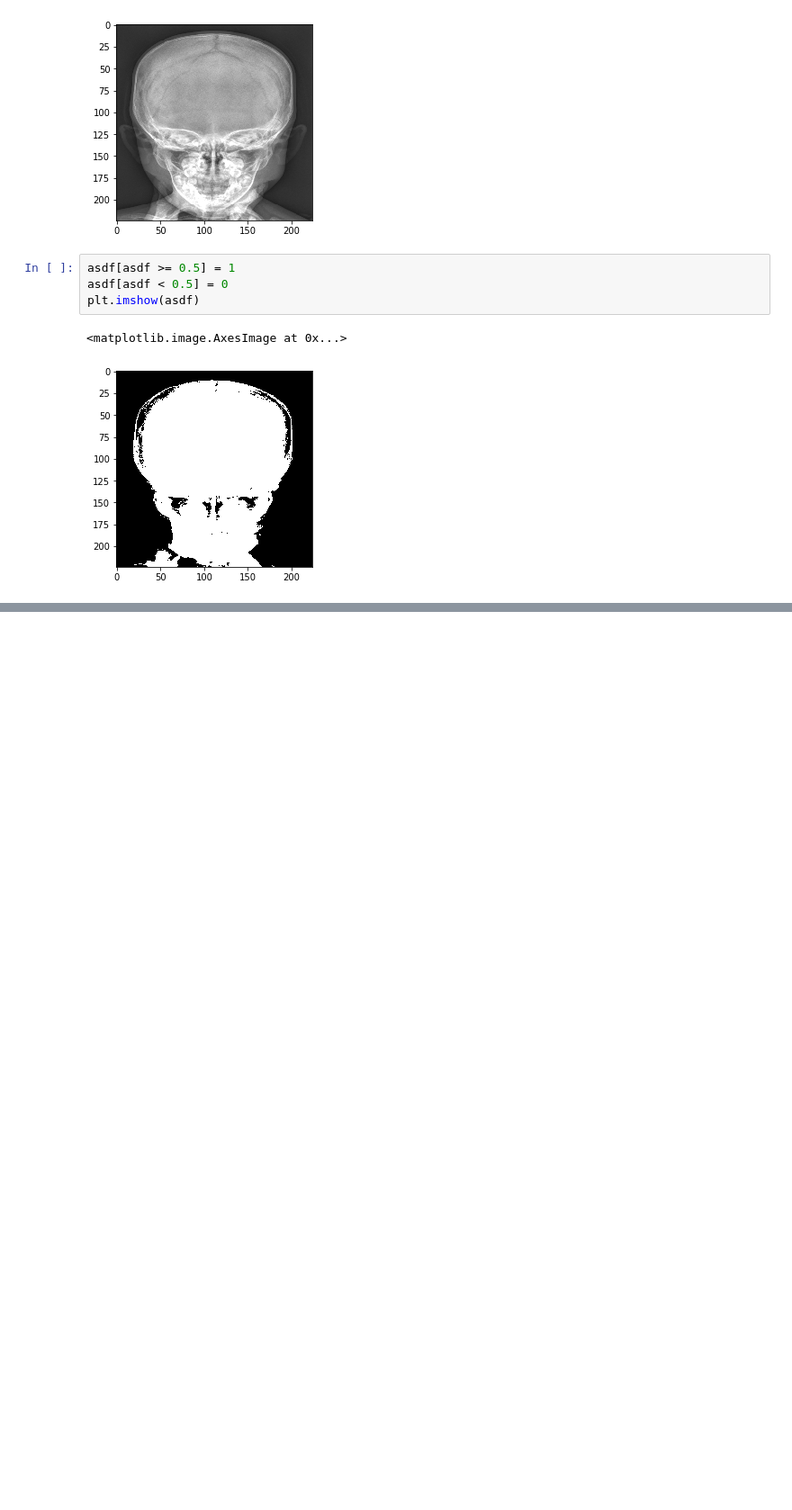
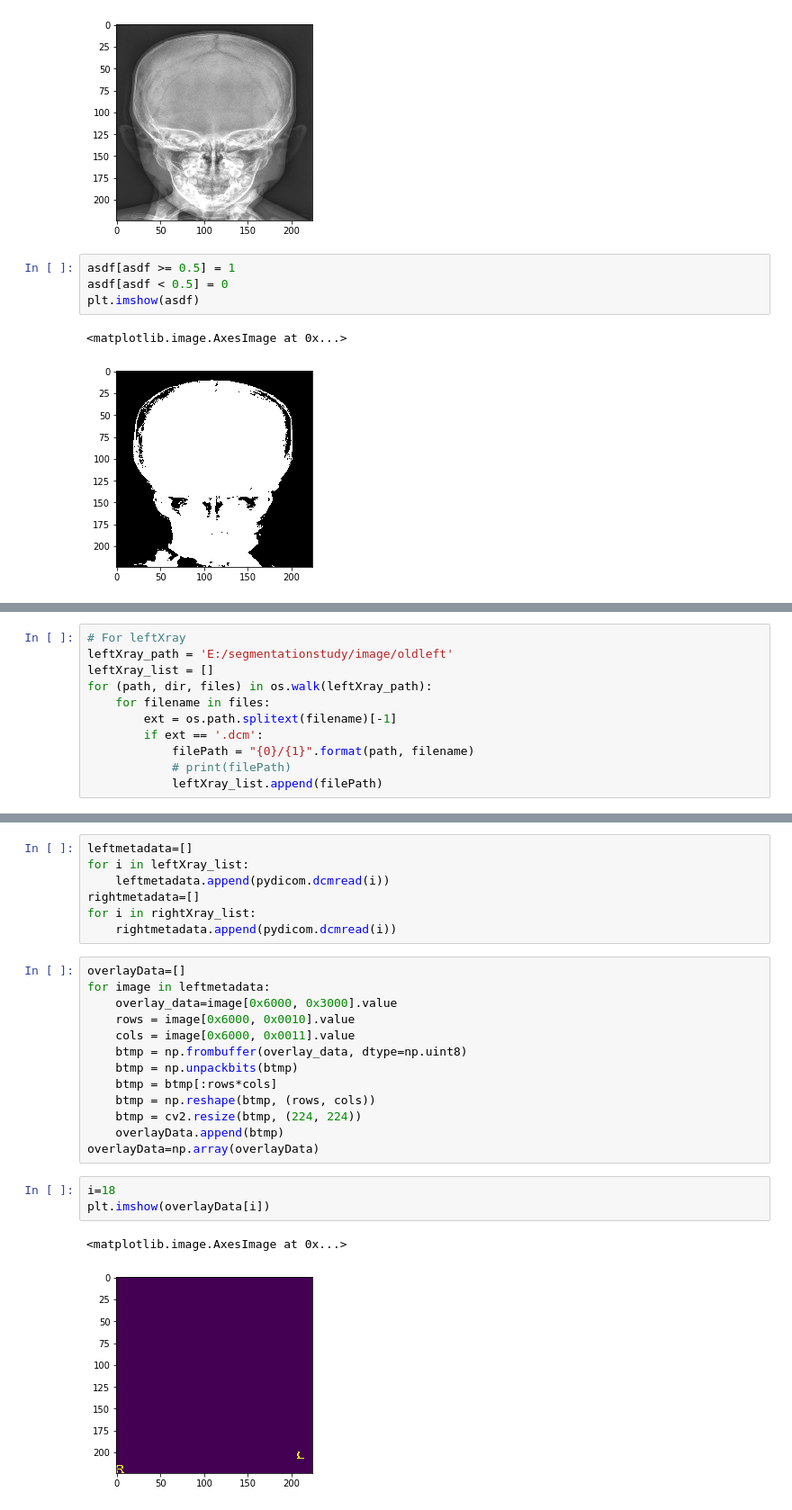
Before and after one commit to hihipch/One_Commit_per_Day, a Jupyter notebook: SkullFracture/SkullOrientationResNet.ipynb, the cells around one changed output, grey strips where cells are left out. Shown at 90% size. Saved outputs shown, nothing was run; the diff lists cells and outputs as text; blank space fills up the shorter version.

```diff
--- a/SkullFracture/SkullOrientationResNet.ipynb
+++ b/SkullFracture/SkullOrientationResNet.ipynb
@@ -427,0 +431,11 @@ plt.imshow(asdf)
+# %%
+# For leftXray
+leftXray_path = 'E:/segmentationstudy/image/oldleft'
+leftXray_list = []
+for (path, dir, files) in os.walk(leftXray_path):
+    for filename in files:
+        ext = os.path.splitext(filename)[-1]
+        if ext == '.dcm':
+            filePath = "{0}/{1}".format(path, filename)
+            # print(filePath)
+            leftXray_list.append(filePath)
@@ -427,0 +453,26 @@ plt.imshow(asdf)
+# %%
+leftmetadata=[]
+for i in leftXray_list:
+    leftmetadata.append(pydicom.dcmread(i))
+rightmetadata=[]
+for i in rightXray_list:
+    rightmetadata.append(pydicom.dcmread(i))
+# %%
+overlayData=[]
+for image in leftmetadata:
+    overlay_data=image[0x6000, 0x3000].value
+    rows = image[0x6000, 0x0010].value
+    cols = image[0x6000, 0x0011].value
+    btmp = np.frombuffer(overlay_data, dtype=np.uint8)
+    btmp = np.unpackbits(btmp)
+    btmp = btmp[:rows*cols]
+    btmp = np.reshape(btmp, (rows, cols))
+    btmp = cv2.resize(btmp, (224, 224))
+    overlayData.append(btmp)
+overlayData=np.array(overlayData)
+# %%
+i=18
+plt.imshow(overlayData[i])
+# %% [output]
+<matplotlib.image.AxesImage at 0x...>
+[figure, added]
```
Also changed, not shown: parts of 6 cells of this notebook.
